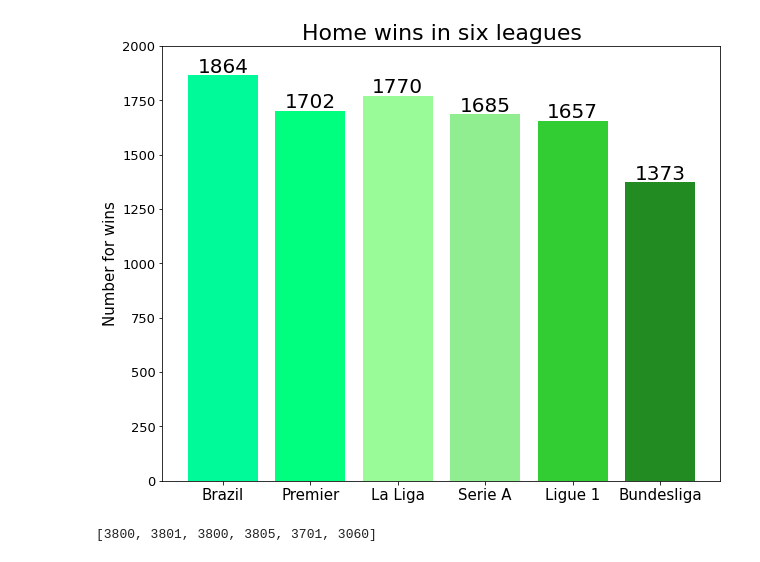
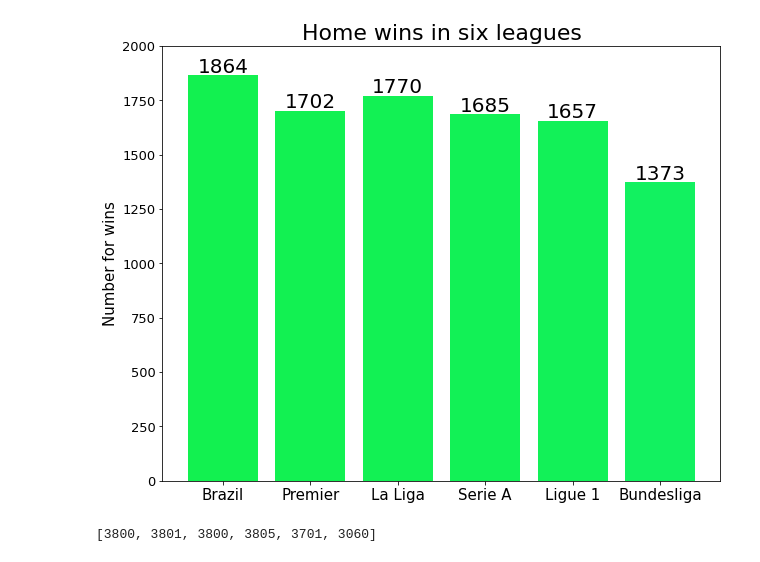
Before and after one commit to cientistadados93/SoccerStudies, a Jupyter notebook: SoccerStudyOne.ipynb, the cells around one changed output. Cells and saved outputs as stored; diff of their text form; code cells hidden in the pictures.

```diff
--- a/SoccerStudyOne.ipynb
+++ b/SoccerStudyOne.ipynb
@@ -19,26 +19,26 @@ away_win = [len(brazilA[brazilA.Res== 'A']), len(premier[premier.FTR == 'A']), l
 # %%
 x = np.arange(len(leagues))
 plt.figure(figsize=(10,8))
 
-plot = plt.bar(x, home_win, color=['#00FA9A', '#00FF7F', '#98FB98', '#90EE90', '#32CD32', '#228B22'])
+plot = plt.bar(x, home_win, color=['#12F150', '#12F152', '#12F154', '#12F156', '#12F158', '#12F160'])
 
 for i in plot.patches:
   plt.annotate(i.get_height(),
                 (i.get_x() + i.get_width()/2,i.get_height()),
                 ha='center', va='baseline',fontsize=20,
                 xytext=(0,3),
                 textcoords='offset points'
                 )
 
 plt.title("Home wins in six leagues", fontsize="22")
 plt.yticks(size='13')
 plt.xticks(x, leagues, size='15')
 plt.ylim(0,2000)
 plt.ylabel('Number for wins', size='15')
 plt.savefig("/content/drive/MyDrive/Images/homewins.jpeg")
 plt.show()
 # %% [output]
-[figure, old version]
+[figure, new version]
 # %%
 totalmatches = [len(brazilA), len(premier), len(laliga), len(serieA), len(ligue1), len(bundesliga)]
 print(totalmatches)
```
Also changed, not shown: parts of 9 cells of this notebook.
